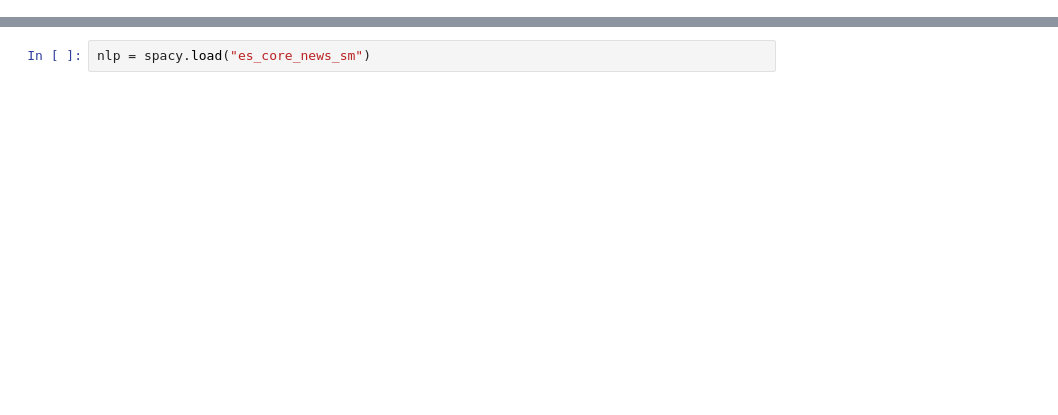
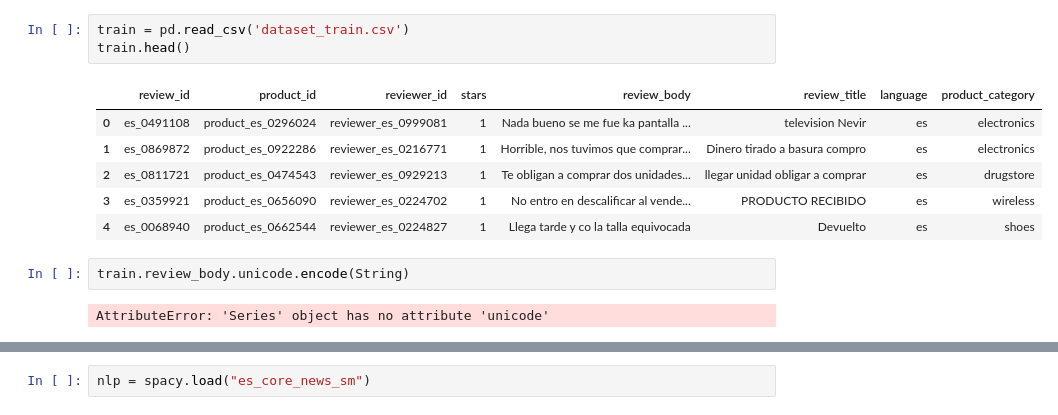
Before and after one commit to juliadiaz05/proyecto-3-acamica, a Jupyter notebook: train.ipynb, the cells around one changed output, grey strips where cells are left out. Saved outputs shown, nothing was run; the diff lists cells and outputs as text; blank space fills up the shorter version.

```diff
--- a/train.ipynb
+++ b/train.ipynb
@@ -31,2 +22,16 @@ dataset_test.head()
+# %%
+train = pd.read_csv('dataset_train.csv')
+train.head()
+# %% [output]
+|  | review_id | product_id | reviewer_id | stars | review_body | review_title | language | product_category |
+| 0 | es_0491108 | product_es_0296024 | reviewer_es_0999081 | 1 | Nada bueno se me fue ka pantalla ... | television Nevir | es | electronics |
+| 1 | es_0869872 | product_es_0922286 | reviewer_es_0216771 | 1 | Horrible, nos tuvimos que comprar... | Dinero tirado a basura compro | es | electronics |
+| 2 | es_0811721 | product_es_0474543 | reviewer_es_0929213 | 1 | Te obligan a comprar dos unidades... | llegar unidad obligar a comprar | es | drugstore |
+| 3 | es_0359921 | product_es_0656090 | reviewer_es_0224702 | 1 | No entro en descalificar al vende... | PRODUCTO RECIBIDO | es | wireless |
+| 4 | es_0068940 | product_es_0662544 | reviewer_es_0224827 | 1 | Llega tarde y co la talla equivocada | Devuelto | es | shoes |
+# %%
+train.review_body.unicode.encode(String)
+# %% [output]
+AttributeError: 'Series' object has no attribute 'unicode'
 # %%
 #np.random #.seed(56)
```
Also changed, not shown: parts of 6 cells of this notebook, 1 other file.
